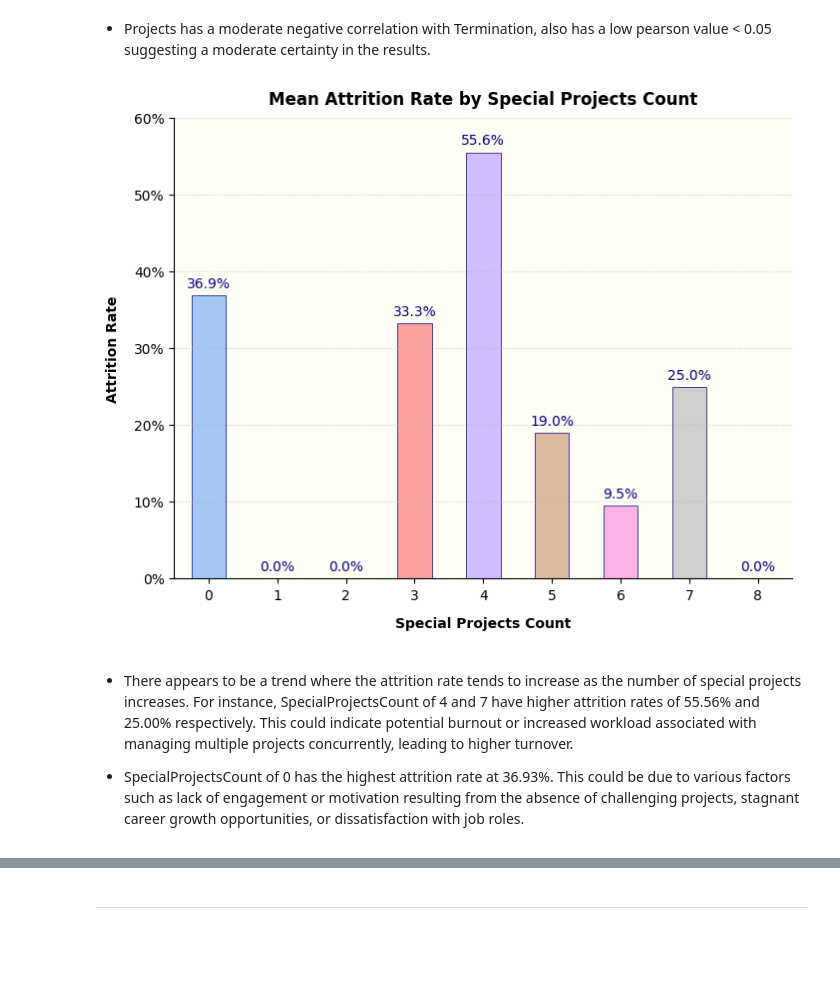
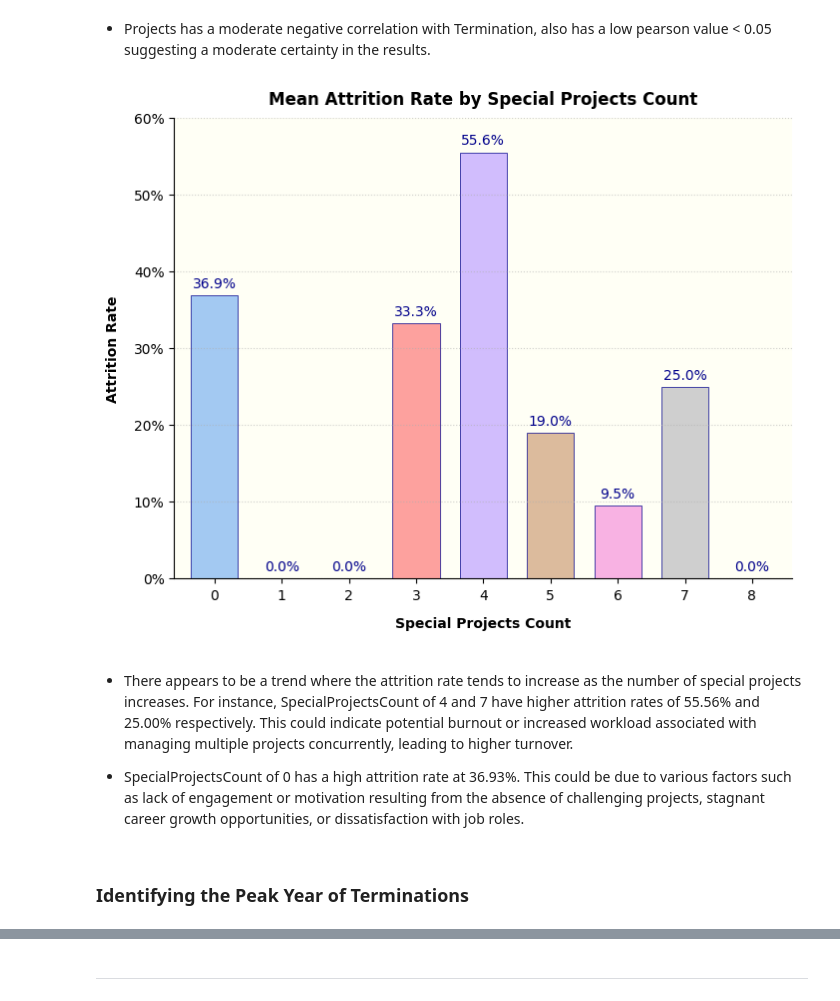
Before and after one commit to DanPkg/HR-Analytics-Insights-Project, a Jupyter notebook: human-resources-dataset-analysis-and-insights.ipynb, the cells around one changed output, grey strips where cells are left out. Cells and saved outputs as stored; diff of their text form; code cells hidden in the pictures; blank space fills up the shorter version.

```diff
--- a/human-resources-dataset-analysis-and-insights.ipynb
+++ b/human-resources-dataset-analysis-and-insights.ipynb
@@ -2313,36 +2323,40 @@ attrition_rate_by_project_count = df.groupby('SpecialProjectsCount')['Termd'].me
 
 # Generate a pastel color palette.
 pastel_colors = generate_pastel_palette(len(attrition_rate_by_project_count))
+
+bar_width = 0.7 # custom bar width.
 
 # Plot the bar plot.
 fig, ax = plt.subplots(figsize=(8,6))
 ax.set_facecolor(chart_bg_color)
 
 # Hide spines
 ax.spines['top'].set_visible(False)
 ax.spines['right'].set_visible(False)
 
 # Plotting the attrition rate for each SpecialProjectsCount
-attrition_rate_by_project_count.plot(kind='bar', color=pastel_colors, edgecolor=bar_edge_color, linewidth=0.5)
+attrition_rate_by_project_count.plot(kind='bar', color=pastel_colors, edgecolor=bar_edge_color, linewidth=0.5, width=bar_width)
 
 # Annotate bars with percentages
 for i, rate in enumerate(attrition_rate_by_project_count):
     ax.text(i, rate + 0.01, f'{rate:.1%}', ha='center', color='darkblue', fontsize=10)
 
 # Set y-label ticks to display percentages
 ax.set_yticklabels([f'{tick:.0%}' for tick in ax.get_yticks()])
 
 # Customising the plot
 plt.xlabel('Special Projects Count', fontweight='bold', labelpad=10)
 plt.ylabel('Attrition Rate', fontweight='bold', labelpad=10)
 plt.ylim(0.0, 0.6)
 plt.title('Mean Attrition Rate by Special Projects Count', fontweight='bold', pad=10)
 plt.xticks(rotation=0)  # Ensure the x-axis labels are not rotated
 plt.grid(True, alpha=0.60, axis='y', linestyle=':')
 plt.show()
 # %% [output]
-[figure, old version]
+[figure, new version]
 # %% [markdown]
 * There appears to be a trend where the attrition rate tends to increase as the number of special projects increases. For instance, SpecialProjectsCount of 4 and 7 have higher attrition rates of 55.56% and 25.00% respectively. This could indicate potential burnout or increased workload associated with managing multiple projects concurrently, leading to higher turnover.
 
-* SpecialProjectsCount of 0 has the highest attrition rate at 36.93%. This could be due to various factors such as lack of engagement or motivation resulting from the absence of challenging projects, stagnant career growth opportunities, or dissatisfaction with job roles.
+* SpecialProjectsCount of 0 has a high attrition rate at 36.93%. This could be due to various factors such as lack of engagement or motivation resulting from the absence of challenging projects, stagnant career growth opportunities, or dissatisfaction with job roles.
+# %% [markdown]
+### Identifying the Peak Year of Terminations
```
Also changed, not shown: parts of 13 cells of this notebook.
